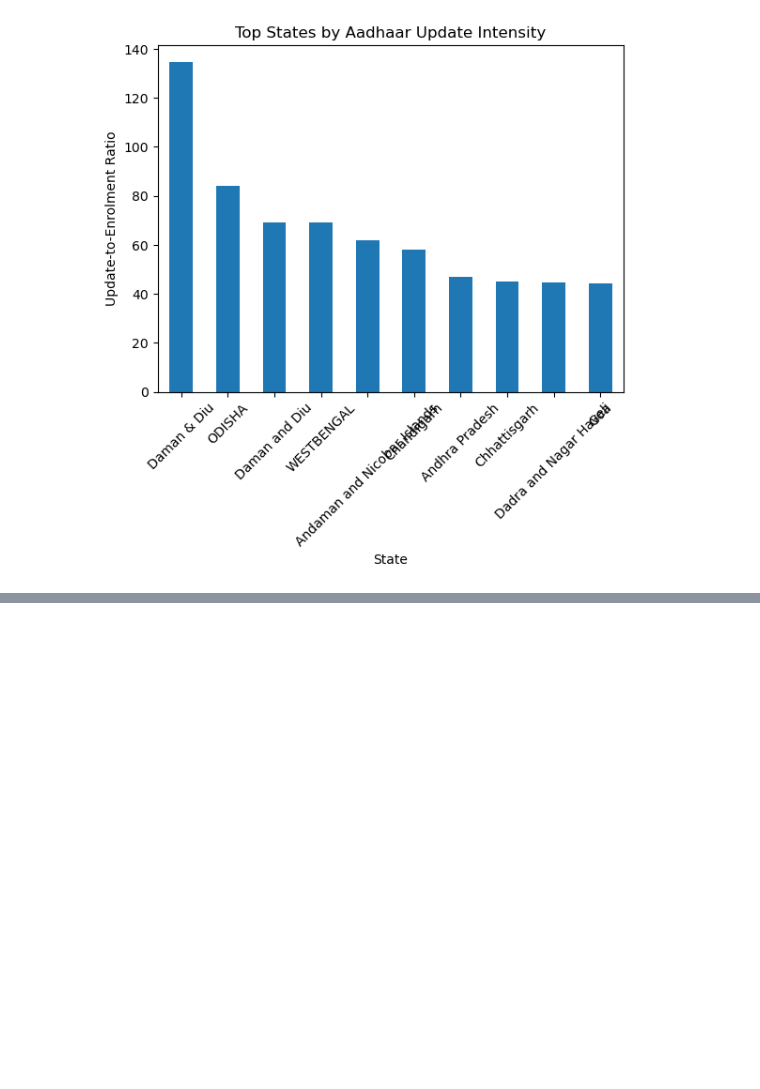
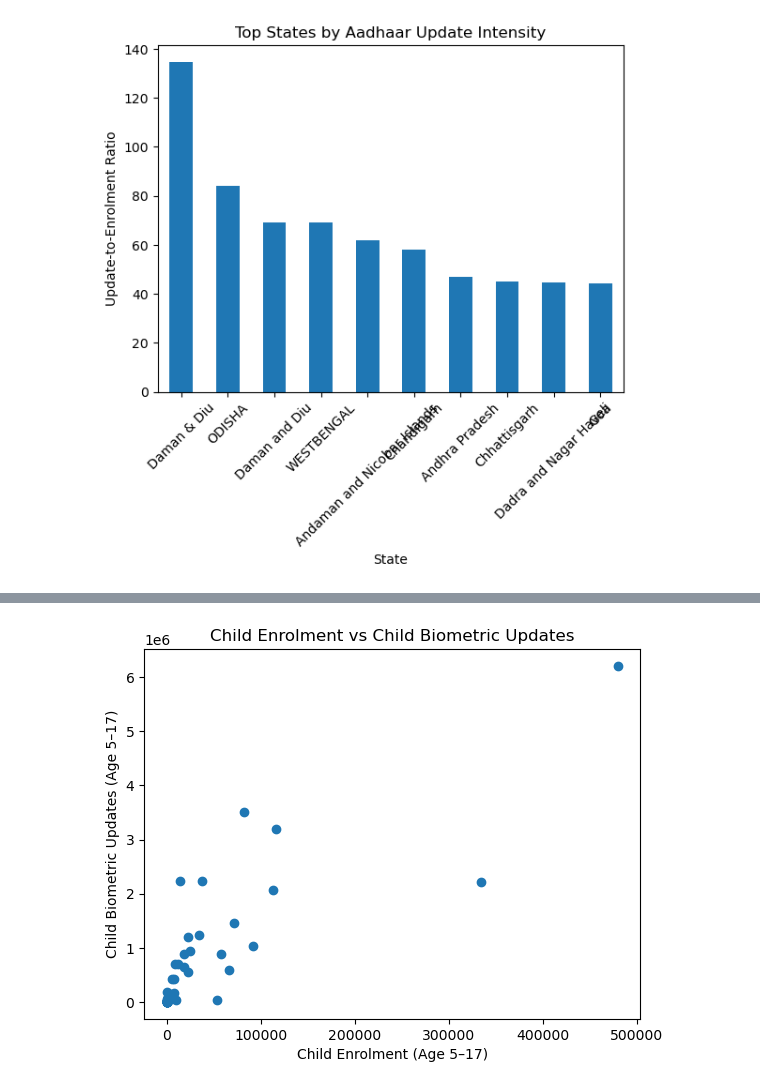
Before and after one commit to NishantRajora/Societal-Trends-in-Aadhaar-Enrolment-and-Updates, a Jupyter notebook: uidai.ipynb, the cells around one changed output, grey strips where cells are left out. Cells and saved outputs as stored; diff of their text form; code cells hidden in the pictures; blank space fills up the shorter version.

```diff
--- a/uidai.ipynb
+++ b/uidai.ipynb
@@ -240,0 +267,17 @@ plt.show()
+# %%
+enrol_child = enrolment_df.groupby("state")["age_5_17"].sum()
+bio_child = biometric_df.groupby("state")["bio_age_5_17"].sum()
+
+common_states = enrol_child.index.intersection(bio_child.index)
+
+plt.figure()
+plt.scatter(
+    enrol_child.loc[common_states],
+    bio_child.loc[common_states]
+)
+plt.xlabel("Child Enrolment (Age 5–17)")
+plt.ylabel("Child Biometric Updates (Age 5–17)")
+plt.title("Child Enrolment vs Child Biometric Updates")
+plt.show()
+# %% [output]
+[figure, added]
```
Also changed, not shown: parts of 5 cells of this notebook.
